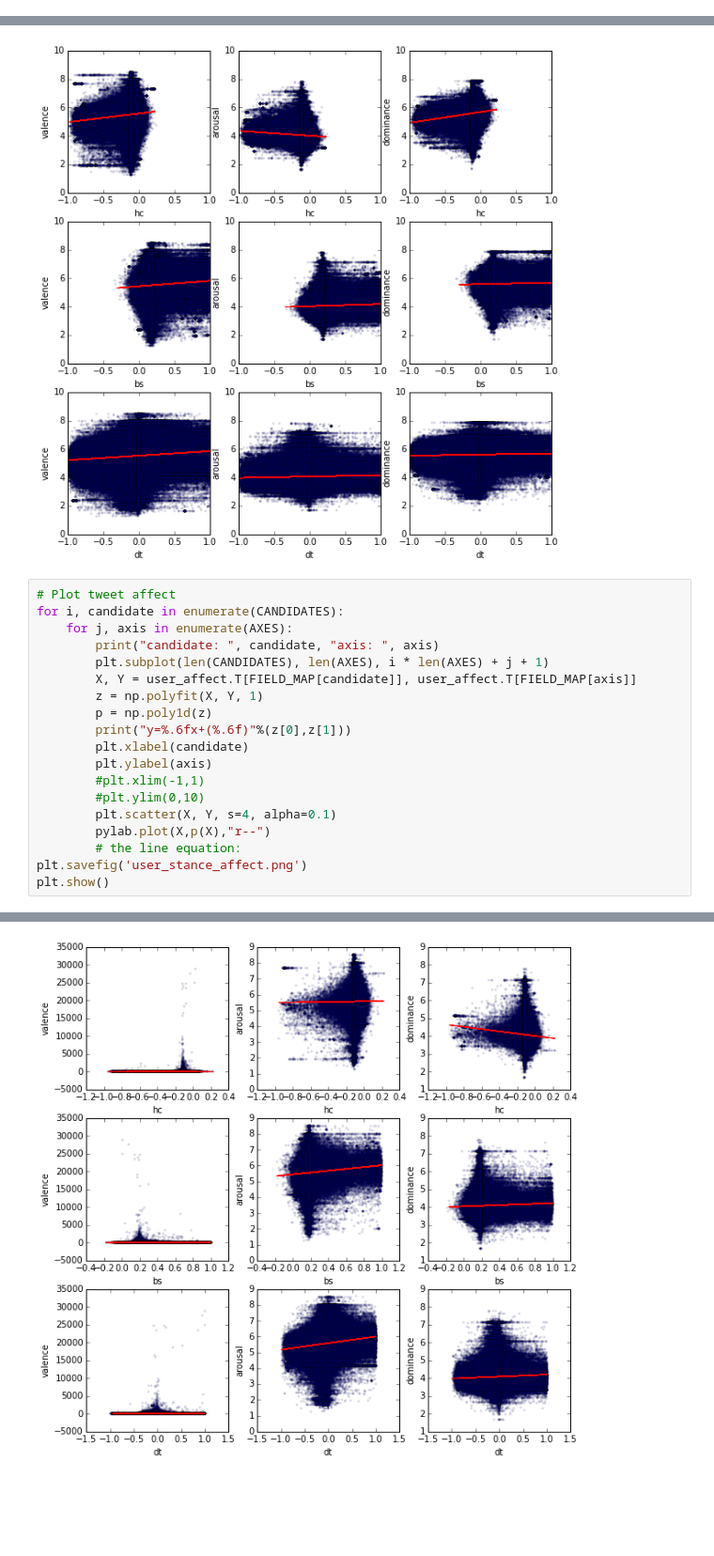
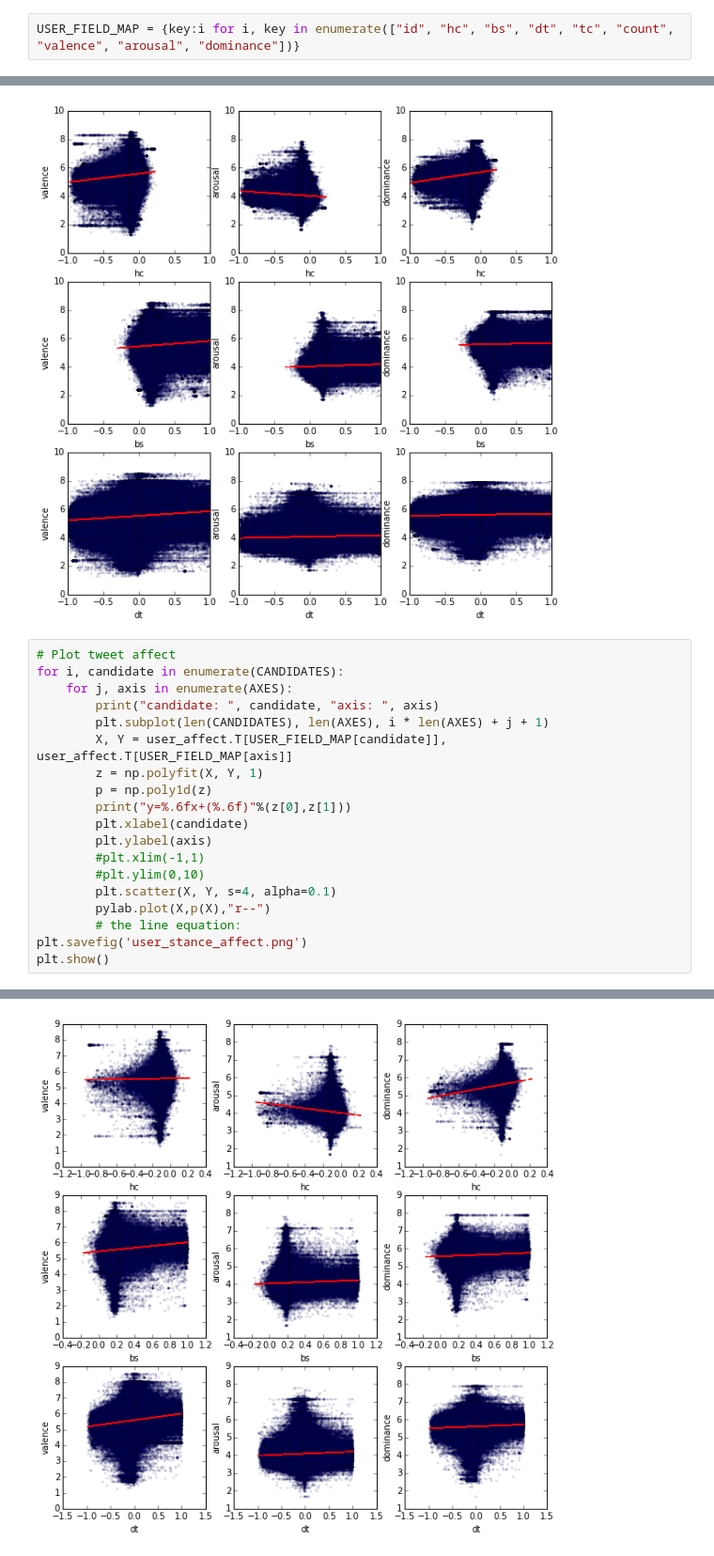
Before and after one commit to arunchaganty/aeschines, a Jupyter notebook: notebooks/StanceAffectAnalysis.ipynb, the cells around one changed output, grey strips where cells are left out. Shown: that part at 94% size. Saved outputs shown, nothing was run; the diff lists cells and outputs as text; blank space fills up the shorter version.

```diff
--- a/notebooks/StanceAffectAnalysis.ipynb
+++ b/notebooks/StanceAffectAnalysis.ipynb
@@ -41,6 +41,8 @@ UISFIELD_MAP = {key:i for i, key in enumerate(["id", "hc", "bs", "dt", "tc", "va
 # %% [output]
 ['tweet_id', 'hc', 'bs', 'dt', 'tc', 'valence', 'arousal', 'dominance']
 ['user_id', 'hc', 'bs', 'dt', 'tc', 'count', 'valence', 'arousal', 'dominance']
+# %%
+USER_FIELD_MAP = {key:i for i, key in enumerate(["id", "hc", "bs", "dt", "tc", "count", "valence", "arousal", "dominance"])}
 # %%
 CANDIDATES = ['hc', 'bs', 'dt',] # 'tc']
 AXES = ['valence', 'arousal', 'dominance']
@@ -90,7 +92,7 @@ for i, candidate in enumerate(CANDIDATES):
     for j, axis in enumerate(AXES):
         print("candidate: ", candidate, "axis: ", axis)
         plt.subplot(len(CANDIDATES), len(AXES), i * len(AXES) + j + 1)
-        X, Y = user_affect.T[FIELD_MAP[candidate]], user_affect.T[FIELD_MAP[axis]]
+        X, Y = user_affect.T[USER_FIELD_MAP[candidate]], user_affect.T[USER_FIELD_MAP[axis]]
         z = np.polyfit(X, Y, 1)
         p = np.poly1d(z)
         print("y=%.6fx+(%.6f)"%(z[0],z[1]))
@@ -125 +127 @@ y=0.112908x+(4.090218)
-[figure, old version]
+[figure, new version]
```
Also changed, not shown: parts of 2 cells of this notebook.
